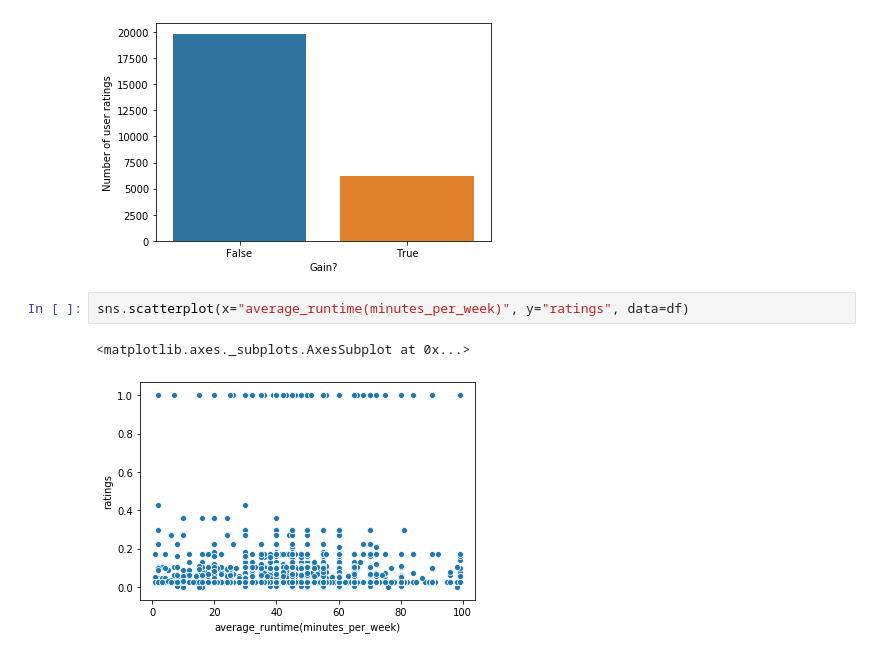
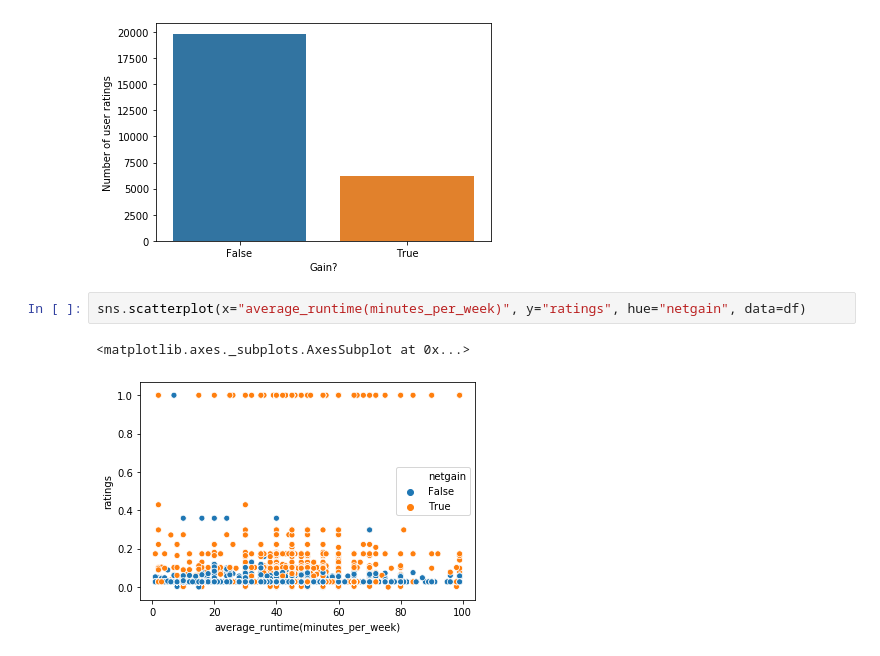
Before and after one commit to srijansingh53/Ad-Success-prediction-hackerearth, a Jupyter notebook: EDA.ipynb, the cells around one changed output. Saved outputs shown, nothing was run; the diff lists cells and outputs as text.

```diff
--- a/EDA.ipynb
+++ b/EDA.ipynb
@@ -28,7 +82,7 @@ plt.ylabel('Number of user ratings')
 Text(0, 0.5, 'Number of user ratings')
 [figure]
 # %%
-sns.scatterplot(x="average_runtime(minutes_per_week)", y="ratings", data=df)
+sns.scatterplot(x="average_runtime(minutes_per_week)", y="ratings", hue="netgain", data=df)
 # %% [output]
 <matplotlib.axes._subplots.AxesSubplot at 0x...>
-[figure, old version]
+[figure, new version]
```
Also changed, not shown: parts of 7 cells of this notebook.
